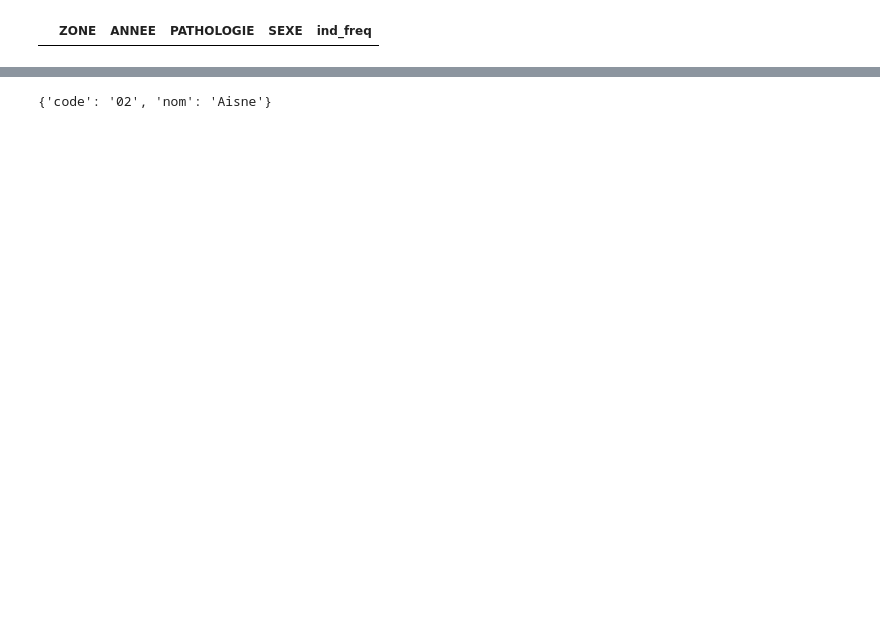
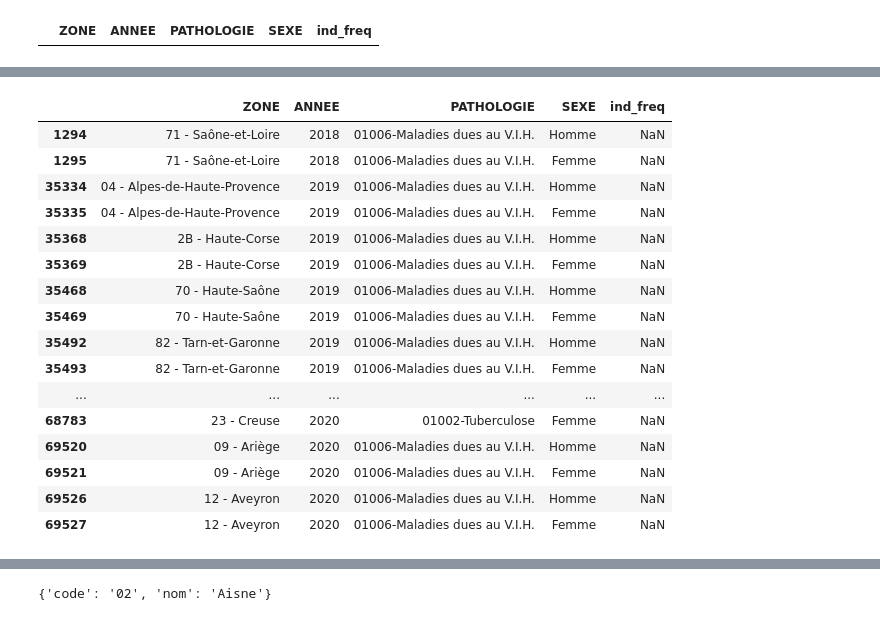
Before and after one commit to J-J-Allison/data_management_projet, a Jupyter notebook: traitement.ipynb, the cells around one changed output, grey strips where cells are left out. Drawn from its saved outputs; the diff is of its cells as text; code cells hidden in the pictures; blank space fills up the shorter version.

```diff
--- a/traitement.ipynb
+++ b/traitement.ipynb
@@ -64,8 +55,15 @@ df1_dep.tail(100)
 | 3265127 | Départements | 976 - Mayotte | 2022 | 99000-TOTAL TOUTES CAUSES | Ensemble | 11-Tous âges confondus | 32622 |
 100 rows × 7 columns
 # %%
-# on retire les totaux et les ensembles
+# Selectionner ce qui nous interesse. On retire les Dom Tom afin de simplifier la representation cartographique
 df1_dep_filt = df1_dep[~df1_dep.PATHOLOGIE.str.contains('TOTAL')
                        & df1_dep['Tranche d\'age'].str.contains('Tous âges confondus')
-                       & ~df1_dep['SEXE'].str.contains('Ensemble')]
+                       & ~df1_dep['SEXE'].str.contains('Ensemble')
+                       & ~df1_dep.ZONE.str.contains('971')
+                       & ~df1_dep.ZONE.str.contains('972')
+                       & ~df1_dep.ZONE.str.contains('973')
+                       & ~df1_dep.ZONE.str.contains('974')
+                       & ~df1_dep.ZONE.str.contains('976')]
+
+df1_dep_filt = df1_dep_filt.reset_index(drop=True)
 # %%
@@ -116,0 +120,20 @@ df1_dep_filt_toutage.head()
+# %%
+df1_dep_filt_toutage[df1_dep_filt_toutage['ind_freq'].isna()].head(20)
+# %% [output]
+|  | ZONE | ANNEE | PATHOLOGIE | SEXE | ind_freq |
+| 1294 | 71 - Saône-et-Loire | 2018 | 01006-Maladies dues au V.I.H. | Homme | NaN |
+| 1295 | 71 - Saône-et-Loire | 2018 | 01006-Maladies dues au V.I.H. | Femme | NaN |
+| 35334 | 04 - Alpes-de-Haute-Provence | 2019 | 01006-Maladies dues au V.I.H. | Homme | NaN |
+| 35335 | 04 - Alpes-de-Haute-Provence | 2019 | 01006-Maladies dues au V.I.H. | Femme | NaN |
+| 35368 | 2B - Haute-Corse | 2019 | 01006-Maladies dues au V.I.H. | Homme | NaN |
+| 35369 | 2B - Haute-Corse | 2019 | 01006-Maladies dues au V.I.H. | Femme | NaN |
+| 35468 | 70 - Haute-Saône | 2019 | 01006-Maladies dues au V.I.H. | Homme | NaN |
+| 35469 | 70 - Haute-Saône | 2019 | 01006-Maladies dues au V.I.H. | Femme | NaN |
+| 35492 | 82 - Tarn-et-Garonne | 2019 | 01006-Maladies dues au V.I.H. | Homme | NaN |
+| 35493 | 82 - Tarn-et-Garonne | 2019 | 01006-Maladies dues au V.I.H. | Femme | NaN |
+| ... | ... | ... | ... | ... | ... |
+| 68783 | 23 - Creuse | 2020 | 01002-Tuberculose | Femme | NaN |
+| 69520 | 09 - Ariège | 2020 | 01006-Maladies dues au V.I.H. | Homme | NaN |
+| 69521 | 09 - Ariège | 2020 | 01006-Maladies dues au V.I.H. | Femme | NaN |
+| 69526 | 12 - Aveyron | 2020 | 01006-Maladies dues au V.I.H. | Homme | NaN |
+| 69527 | 12 - Aveyron | 2020 | 01006-Maladies dues au V.I.H. | Femme | NaN |
```
Also changed, not shown: parts of 20 cells of this notebook, 1 other file.
